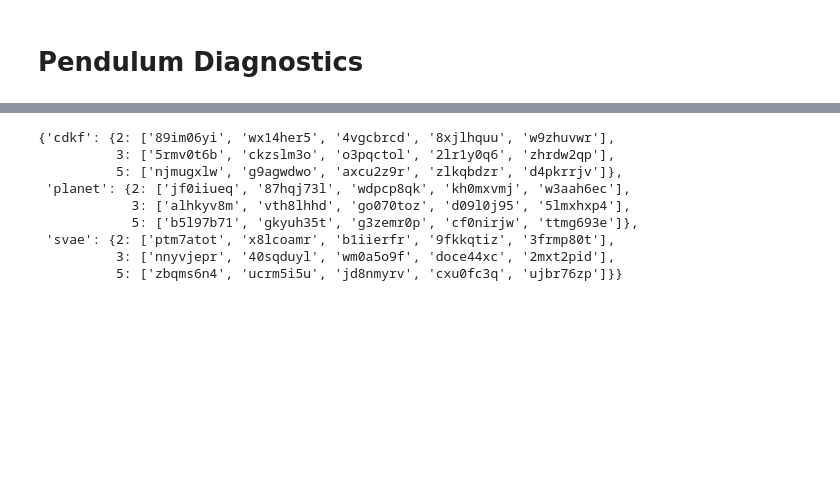
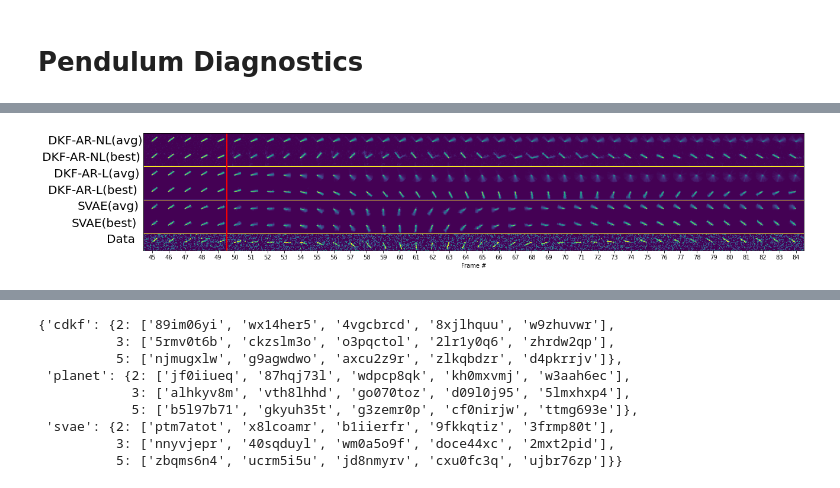
Before and after one commit to matthew9671/MattLab, a Jupyter notebook: Revisiting_SVAE_Refactor.ipynb, the cells around one changed output, grey strips where cells are left out. Drawn from its saved outputs; the diff is of its cells as text; code cells hidden in the pictures; blank space fills up the shorter version.

```diff
--- a/Revisiting_SVAE_Refactor.ipynb
+++ b/Revisiting_SVAE_Refactor.ipynb
@@ -5101,3 +5186,86 @@ plt.savefig("prediction.pdf")
+# %%
+# @title Make predictions in image space
+
+def plot_film(sequences, names, start=45, num_frames=40):
+    plt.figure(figsize=(20,8))
+    size = 24
+    N = len(sequences)
+    imgrid = []
+    for seq in sequences:
+        # Show the sequence as a block of images
+        stacked = seq[start:start+num_frames]#recon.reshape(10, 24 * 10, 24)
+        imgrid.append(stacked.swapaxes(0, 1).reshape(size * 1, size * num_frames))
+    imgrid = np.concatenate(imgrid)
+    for i in range(1, 4):
+        imgrid = np.insert(imgrid, (2*size+1) * i - 1, 1, axis=0)
+    plt.imshow(imgrid, vmin=0, vmax=1)
+    plt.axvline(x=size * (50 - start)+1, color="red", linewidth=2)
+    for i in range(N):
+        plt.text(x=-20-8.5 *len(names[i]), y=15 + i * size + .5, s=names[i], size=20)
+    # plt.axis("off")
+    plt.yticks([])
+    plt.xticks(ticks = np.arange(num_frames) * size + size/2,
+               labels = np.arange(num_frames) + start
+               )
+    plt.xlabel("Frame #")
+
+def compare_image_prediction(i=0):
+    # Default to only showing the svae
+    methods = ["planet", "cdkf", "svae"]
+
+    sequences = []
+    for method in methods:
+        runs = best_run_ids[method][5]
+        run_name = runs[-1]
+        d = load_run_and_summary(project_path, run_name)
+        run_params, model_params, model, results = d["run_params"], d["model_params"], \
+                        d["model"], d["results"]
+
+        if model is None:
+            # Recreate the model
+            model_dict = init_model(run_params, pendulum_data)
+            model = model_dict["model"]
+
+        pred_lls = results["prediction_lls"][i]
+        total_pred_lls = pred_lls.sum(axis=1)
+        best_sample = np.argmax(total_pred_lls, axis=0)
+
+        def get_reconstruction(pred):
+            traj = np.concatenate([results["latent_mean_partial"][i],
+                            pred[1:]])
+            return model.decoder.apply(model_params["dec_params"], traj).mean()
+
+        traj = np.concatenate([results["latent_mean_partial"][i],
+                            results["predictions"][i][best_sample][1:]])
+        out_dist = model.decoder.apply(model_params["dec_params"], traj)
+        y_best = out_dist.mean()
+
+        y_means = []
+        for batch in range(10):
+            y_mean = vmap(get_reconstruction)(results["predictions"][i][batch*10:batch*10+10]).mean(axis=0)
+            y_means.append(y_mean)
+
+        sequences.append(np.mean(np.array(y_means), axis=0))
+        # sequences.append(y_best)
+        sequences.append(y_best)
+
+    y_true = pendulum_data["val_data"][i,:100]
+    sequences.append(y_true)
+
+    tags = []
+    for m in methods:
+        label = method_labels[m]
+        tags.extend([label+"(avg)", label+"(best)"])
+    tags.append("Data")
+
+    plot_film(sequences, tags
+            #   [method_labels[m] for m in methods] + [method_labels[m] for m in methods] + ["Data"]
+            )
+
+compare_image_prediction(4)
+plt.savefig("image_prediction_example.pdf")
+# %% [output]
+[figure, added]
 # %%
 # @title Collect the names of the best runs (ranked by validation ELBO)
 import pandas as pd
```
Also changed, not shown: parts of 21 cells of this notebook.
